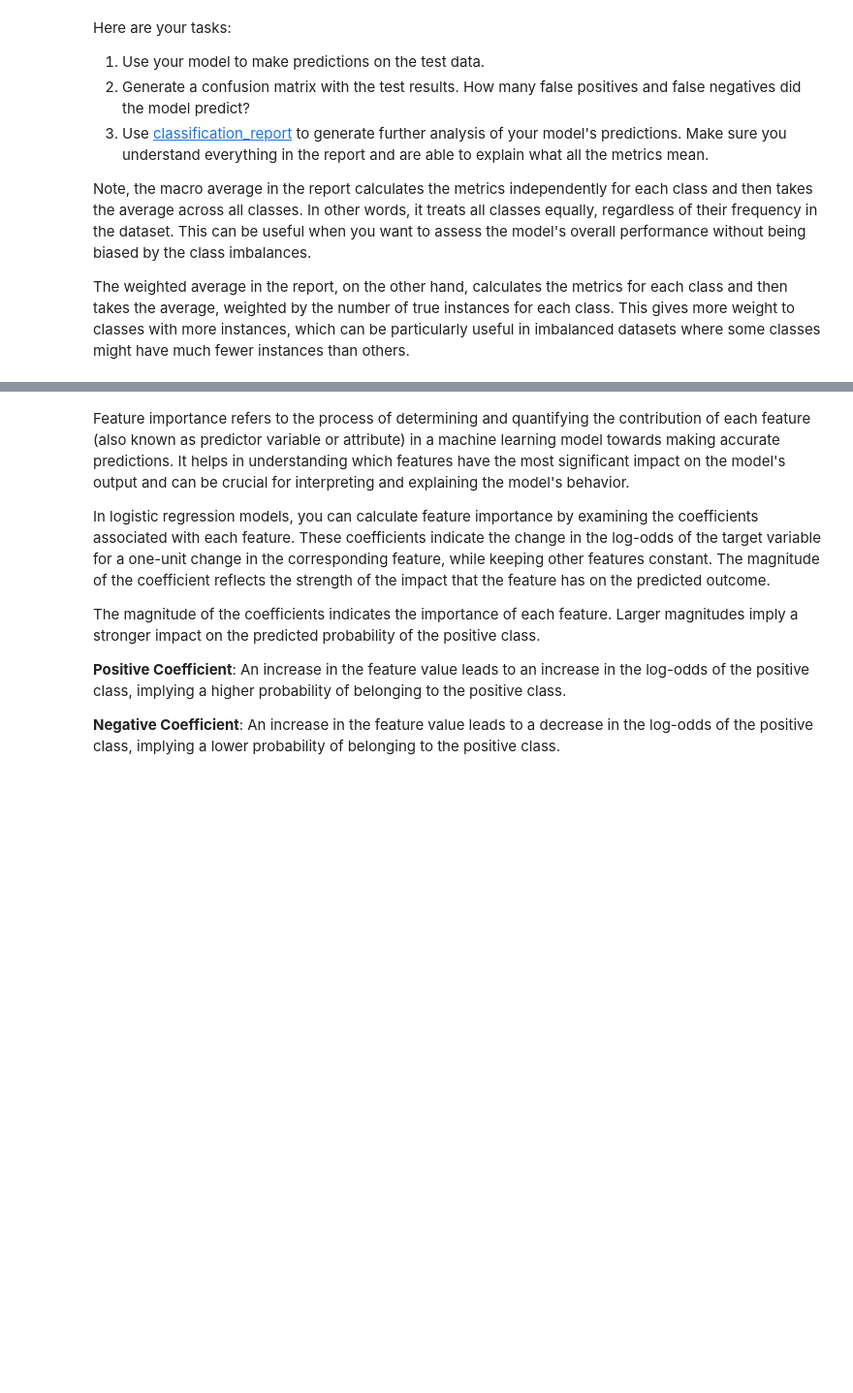
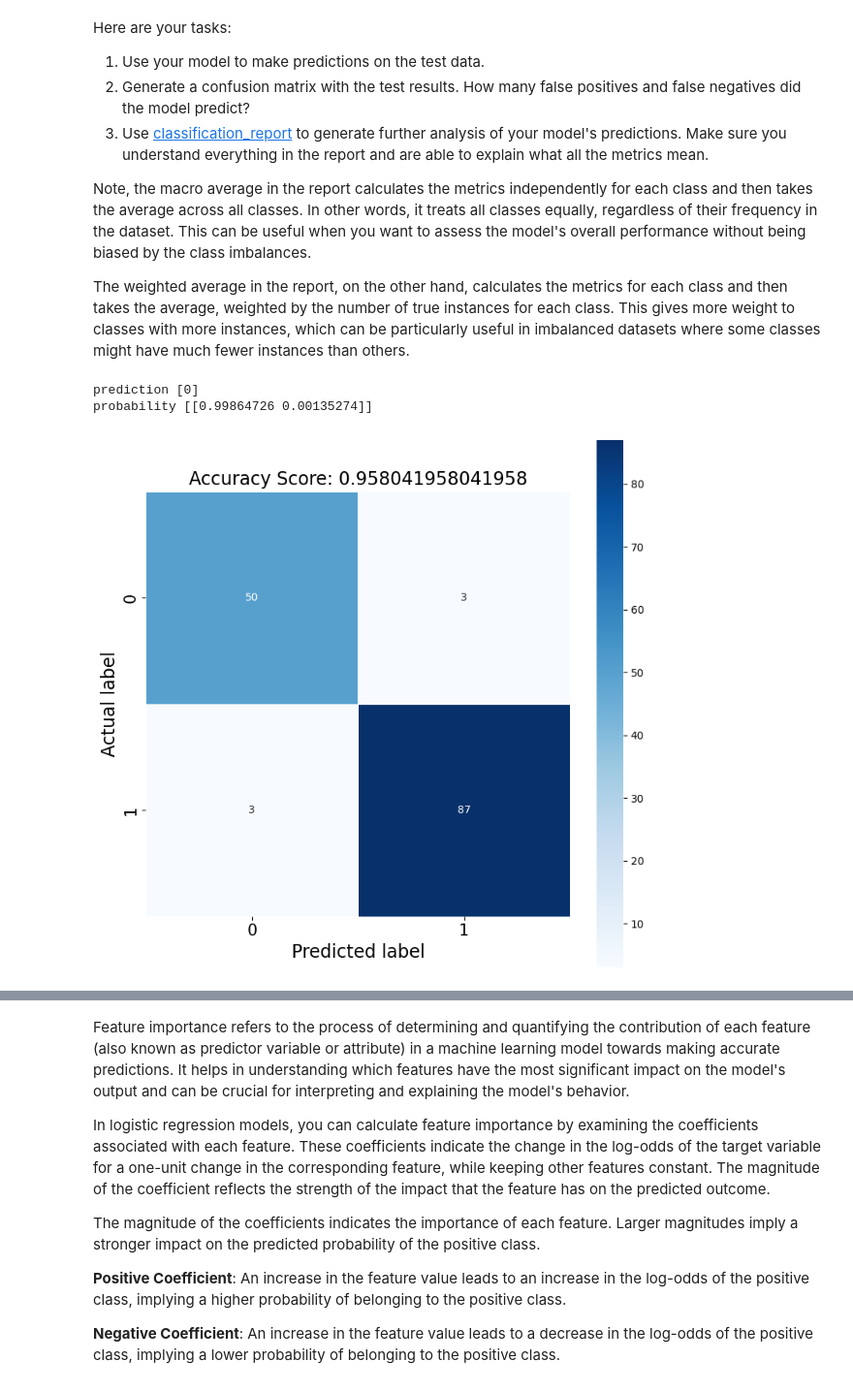
Before and after one commit to psykano/MLbootcamp, a Jupyter notebook: Student_MLE_MiniProject_Logistic_Regression.ipynb, the cells around one changed output, grey strips where cells are left out. Shown: that part at 97% size. Saved outputs shown, nothing was run; the diff lists cells and outputs as text; code cells hidden in the pictures; blank space fills up the shorter version.

```diff
--- a/Student_MLE_MiniProject_Logistic_Regression.ipynb
+++ b/Student_MLE_MiniProject_Logistic_Regression.ipynb
@@ -81,3 +124,4 @@ With a better feel for the data, it's time to attempt to build a logistic regres
 2. Use [LogisticRegression](https://scikit-learn.org/stable/modules/generated/sklearn.linear_model.LogisticRegression.html) to train a model on the training data. Make sure you understand the inputs to the model. Try using the "liblinear" solver here.
 # %%
 # Split data into training and test sets
+X_train, X_test, y_train, y_test = train_test_split(features, target, random_state=0)
@@ -145,2 +195,20 @@ The weighted average in the report, on the other hand, calculates the metrics fo
+# %%
+# Evaluate the model
+print('prediction', pipe.predict(X_test[0:1]))
+print('probability', pipe.predict_proba(X_test[0:1]))
+# %% [output]
+prediction [0]
+probability [[0.99864726 0.00135274]]
+# %%
+# Generate a confusion matrix
+cm = confusion_matrix(y_test, pipe.predict(X_test))
+plt.figure(figsize=(9,9))
+sns.heatmap(cm, annot=True, fmt=".0f", linewidths=.5, square = True, cmap = 'Blues');
+plt.ylabel('Actual label', fontsize = 17);
+plt.xlabel('Predicted label', fontsize = 17);
+plt.title('Accuracy Score: {}'.format(score), size = 17);
+plt.tick_params(labelsize= 15)
+# %% [output]
+[figure, added]
 # %%
 # Generate a classification report
```
Also changed, not shown: parts of 13 cells of this notebook.
